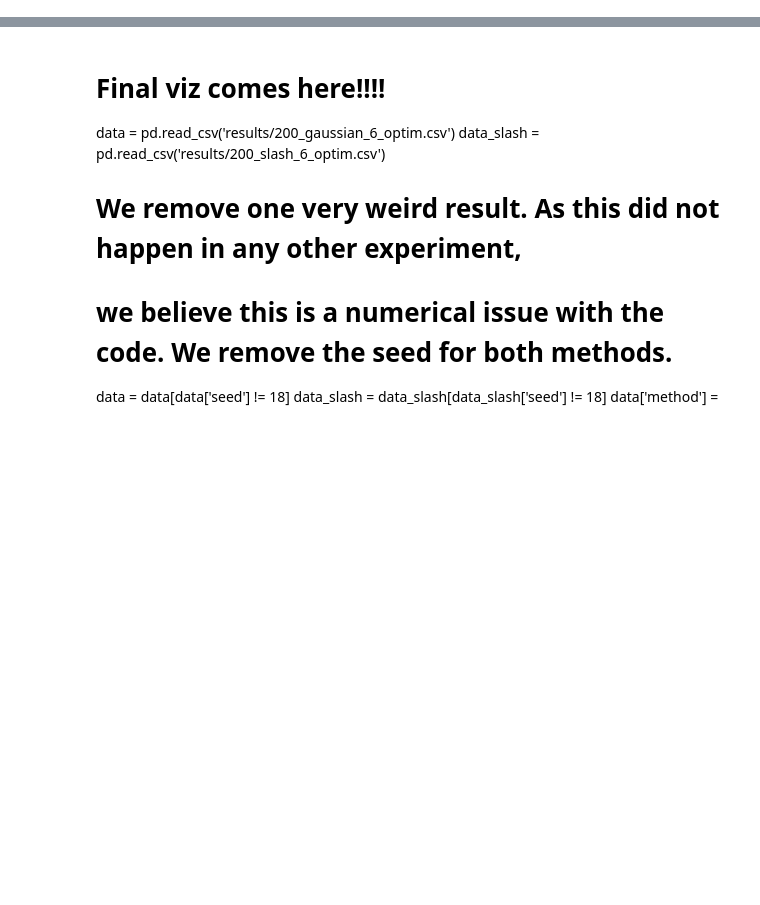
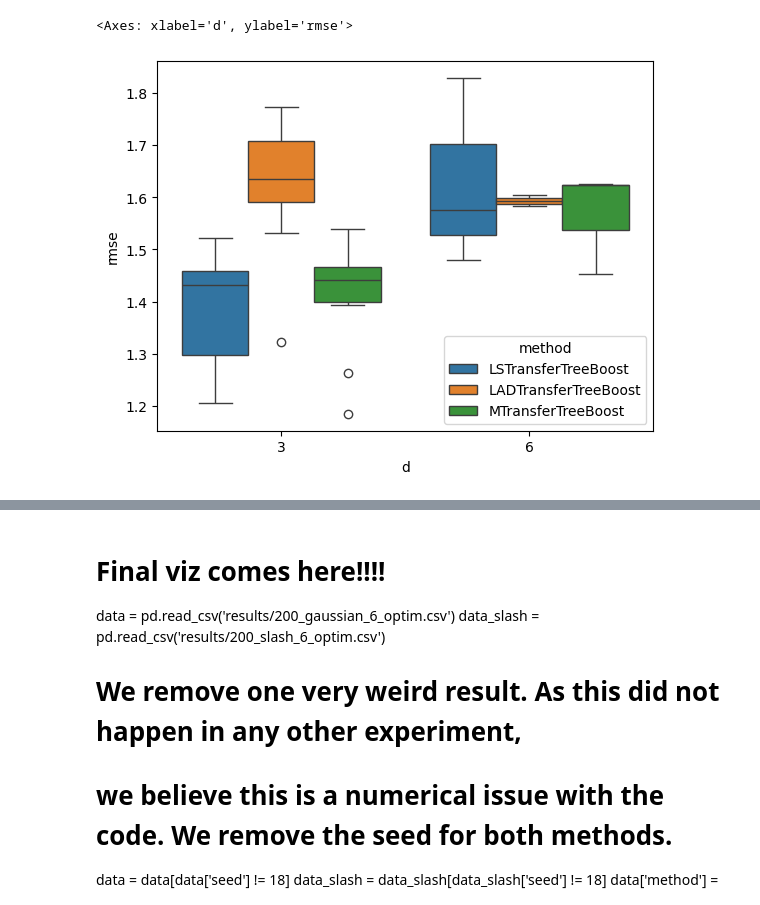
Before and after one commit to DageBjorne/transfertreeboost, a Jupyter notebook: friedman1_simul/viz_ls_lad_huber.ipynb, the cells around one changed output, grey strips where cells are left out. Drawn from its saved outputs; the diff is of its cells as text; code cells hidden in the pictures; blank space fills up the shorter version.

Commit message:
add boxplot to line viz

```diff
--- a/friedman1_simul/viz_ls_lad_huber.ipynb
+++ b/friedman1_simul/viz_ls_lad_huber.ipynb
@@ -108,3 +108,8 @@ Text(0, 0.5, 'RMSE')
+# %%
+sns.boxplot(data=df, x = 'd', y = 'rmse', hue = 'method')
+# %% [output]
+<Axes: xlabel='d', ylabel='rmse'>
+[figure, added]
 # %%
 # Here we find the optimal settings
 LS_data_slash = data_slash[data_slash['method'] == 'LSTransferTreeBoost']
```
Also changed, not shown: parts of 6 cells of this notebook.
